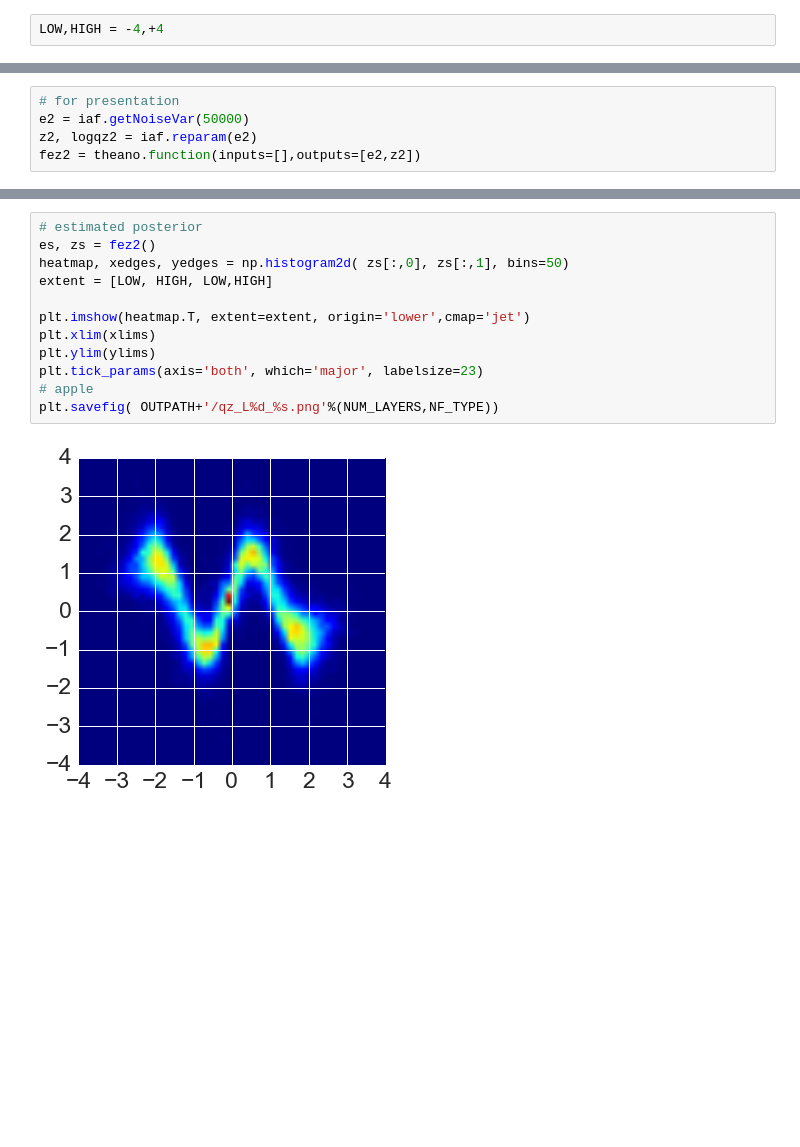
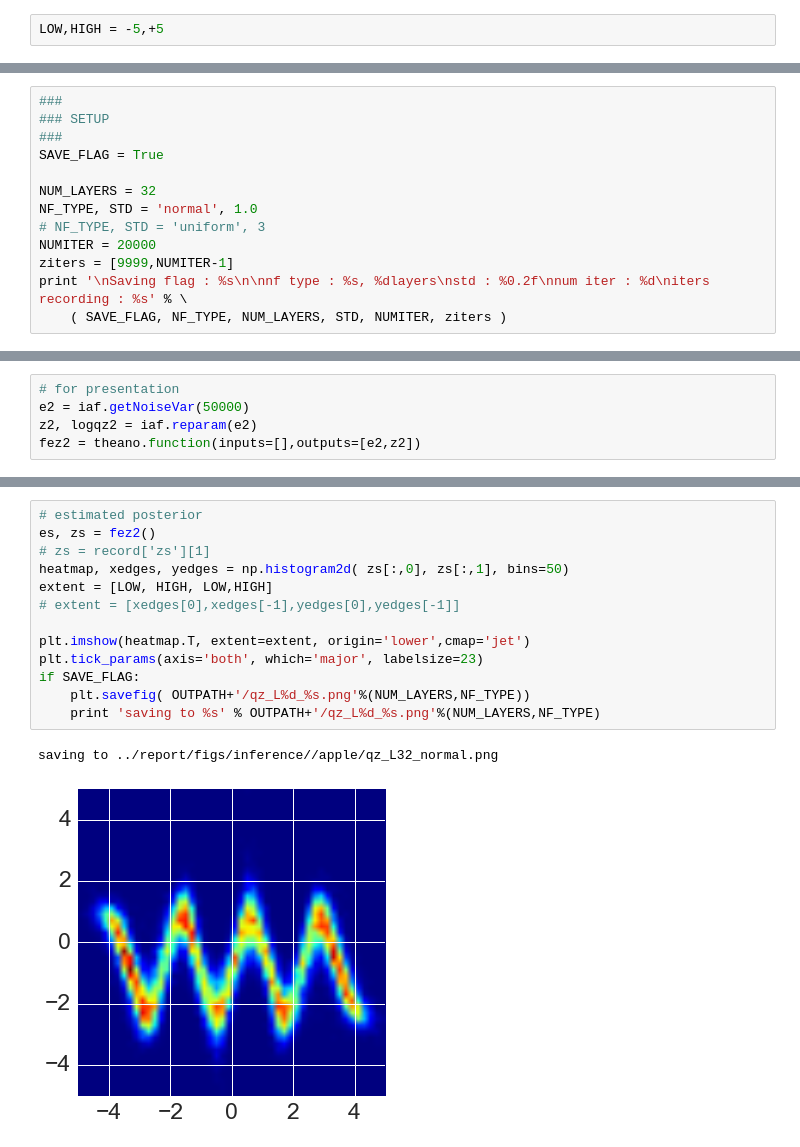
Before and after one commit to AndyZhang17/iaf2, a Jupyter notebook: phase2_energy_models.ipynb, the cells around one changed output, grey strips where cells are left out. Saved outputs shown, nothing was run; the diff lists cells and outputs as text; blank space fills up the shorter version.

```diff
--- a/phase2_energy_models.ipynb
+++ b/phase2_energy_models.ipynb
@@ -28,6 +29,6 @@ floatX = utils.floatX
 # %% [output]
 :0: FutureWarning: IPython widgets are experimental and may change in the future.
 # %%
-LOW,HIGH = -4,+4
+LOW,HIGH = -5,+5
 # %%
 # constructing graphical model
@@ -59,0 +73,13 @@ NF_TYPE, STD = 'normal', 1.5
+# %%
+###
+### SETUP
+###
+SAVE_FLAG = True
+
+NUM_LAYERS = 32
+NF_TYPE, STD = 'normal', 1.0
+# NF_TYPE, STD = 'uniform', 3
+NUMITER = 20000
+ziters = [9999,NUMITER-1]
+print '\nSaving flag : %s\n\nnf type : %s, %dlayers\nstd : %0.2f\nnum iter : %d\niters recording : %s' % \
+    ( SAVE_FLAG, NF_TYPE, NUM_LAYERS, STD, NUMITER, ziters )
@@ -118,17 +158,19 @@ plt.show()
 # %%
 # estimated posterior
 es, zs = fez2()
+# zs = record['zs'][1]
 heatmap, xedges, yedges = np.histogram2d( zs[:,0], zs[:,1], bins=50)
 extent = [LOW, HIGH, LOW,HIGH]
+# extent = [xedges[0],xedges[-1],yedges[0],yedges[-1]]
 
 plt.imshow(heatmap.T, extent=extent, origin='lower',cmap='jet')
-plt.xlim(xlims)
-plt.ylim(ylims)
 plt.tick_params(axis='both', which='major', labelsize=23)
-# apple
-plt.savefig( OUTPATH+'/qz_L%d_%s.png'%(NUM_LAYERS,NF_TYPE))
+if SAVE_FLAG:
+    plt.savefig( OUTPATH+'/qz_L%d_%s.png'%(NUM_LAYERS,NF_TYPE))
+    print 'saving to %s' % OUTPATH+'/qz_L%d_%s.png'%(NUM_LAYERS,NF_TYPE)
 # %% [output]
+saving to ../report/figs/inference//apple/qz_L32_normal.png
-[figure, old version]
+[figure, new version]
 # %%
 ###
 ### SAVE
```
Also changed, not shown: parts of 10 cells of this notebook, 1 other file.
